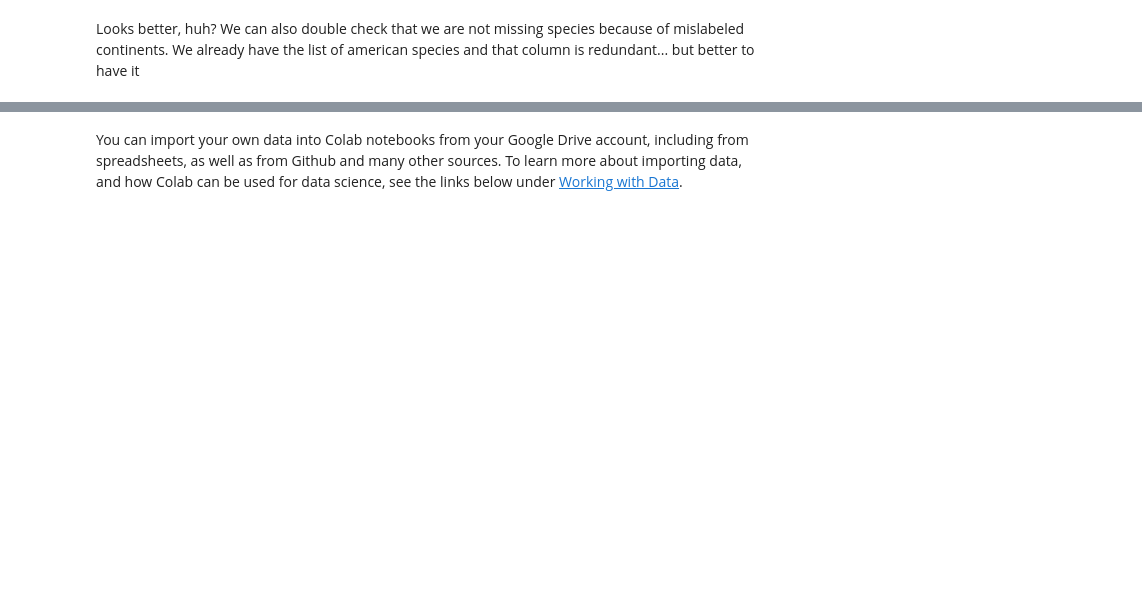
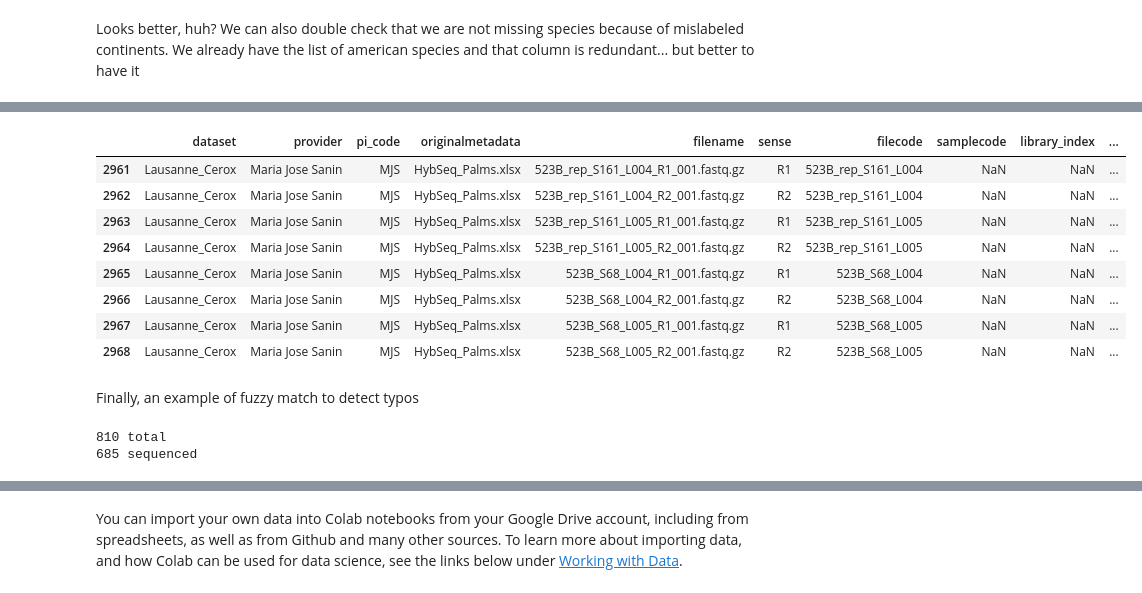
Before and after one commit to mftorres/APP, a Jupyter notebook: American_palm_data.ipynb, the cells around one changed output, grey strips where cells are left out. Cells and saved outputs as stored; diff of their text form; code cells hidden in the pictures; blank space fills up the shorter version.

```diff
--- a/American_palm_data.ipynb
+++ b/American_palm_data.ipynb
@@ -648,0 +752,26 @@ Next thing to do are the Acrocromias. First... how many species do we have until
+# %%
+# Now, MJ Sanin
+df[(df['taxspecies'].isna()) & (df['pi_code'] == 'MJS')] # didn't find which species does that sample belongs to.
+# %% [output]
+|  | dataset | provider | pi_code | originalmetadata | filename | sense | filecode | samplecode | library_index | ... |
+| 2961 | Lausanne_Cerox | Maria Jose Sanin | MJS | HybSeq_Palms.xlsx | 523B_rep_S161_L004_R1_001.fastq.gz | R1 | 523B_rep_S161_L004 | NaN | NaN | ... |
+| 2962 | Lausanne_Cerox | Maria Jose Sanin | MJS | HybSeq_Palms.xlsx | 523B_rep_S161_L004_R2_001.fastq.gz | R2 | 523B_rep_S161_L004 | NaN | NaN | ... |
+| 2963 | Lausanne_Cerox | Maria Jose Sanin | MJS | HybSeq_Palms.xlsx | 523B_rep_S161_L005_R1_001.fastq.gz | R1 | 523B_rep_S161_L005 | NaN | NaN | ... |
+| 2964 | Lausanne_Cerox | Maria Jose Sanin | MJS | HybSeq_Palms.xlsx | 523B_rep_S161_L005_R2_001.fastq.gz | R2 | 523B_rep_S161_L005 | NaN | NaN | ... |
+| 2965 | Lausanne_Cerox | Maria Jose Sanin | MJS | HybSeq_Palms.xlsx | 523B_S68_L004_R1_001.fastq.gz | R1 | 523B_S68_L004 | NaN | NaN | ... |
+| 2966 | Lausanne_Cerox | Maria Jose Sanin | MJS | HybSeq_Palms.xlsx | 523B_S68_L004_R2_001.fastq.gz | R2 | 523B_S68_L004 | NaN | NaN | ... |
+| 2967 | Lausanne_Cerox | Maria Jose Sanin | MJS | HybSeq_Palms.xlsx | 523B_S68_L005_R1_001.fastq.gz | R1 | 523B_S68_L005 | NaN | NaN | ... |
+| 2968 | Lausanne_Cerox | Maria Jose Sanin | MJS | HybSeq_Palms.xlsx | 523B_S68_L005_R2_001.fastq.gz | R2 | 523B_S68_L005 | NaN | NaN | ... |
+# %% [markdown]
+Finally, an example of fuzzy match to detect typos
+# %%
+# we need two lists. one with american species, one with sequenced species
+
+apspp # american palms
+sequenced = list(df['taxspecies'].dropna().unique())
+
+print(len(apspp), 'total')
+print(len(sequenced), 'sequenced')
+# %% [output]
+810 total
+685 sequenced
```
Also changed, not shown: parts of 32 cells of this notebook.
